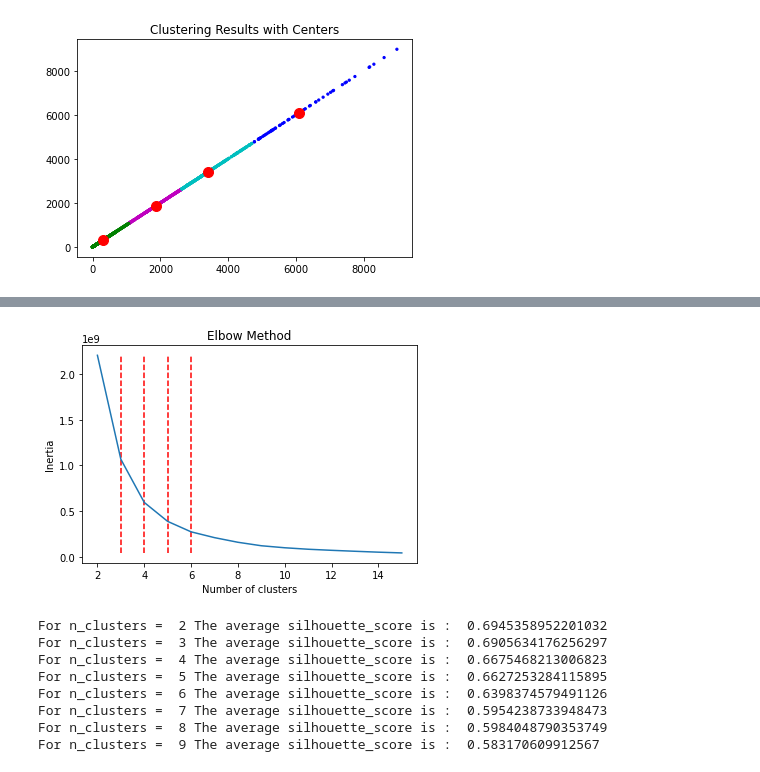
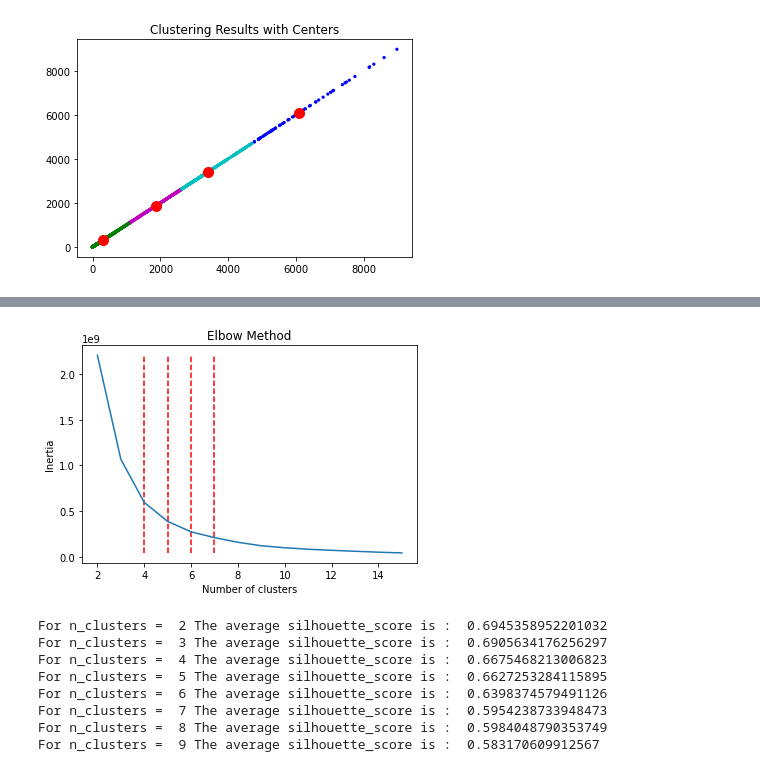
Before and after one commit to songjuhye/Clustering-according-to-taste-and-food-ingredients_graduationProject, a Jupyter notebook: 졸논_2.ipynb, the cells around one changed output, grey strips where cells are left out. Drawn from its saved outputs; the diff is of its cells as text; code cells hidden in the pictures.

```diff
--- a/졸논_2.ipynb
+++ b/졸논_2.ipynb
@@ -354,17 +405,18 @@ k :  14    cost :  50958611.79476781
 k :  15    cost :  42795941.261594124
 # %%
 plt.plot(k_range, inertia_arr)
+
 plt.vlines(4, ymin=inertia_arr.min()*0.9999, ymax=inertia_arr.max()*1.0003, linestyles='--', colors='r')
-plt.vlines(3, ymin=inertia_arr.min()*0.9999, ymax=inertia_arr.max()*1.0003, linestyles='--', colors='r')
-plt.vlines(5, ymin=inertia_arr.min()*0.9999, ymax=inertia_arr.max()*1.0003, linestyles='--', colors='r')
+plt.vlines(5, ymin=inertia_arr.min()*0.9999, ymax=inertia_arr.max()*1.0003, linestyles='--', colors='r') # k=5지점이 괜찮아 보임..주관적 판단이 들어가므로.
 plt.vlines(6, ymin=inertia_arr.min()*0.9999, ymax=inertia_arr.max()*1.0003, linestyles='--', colors='r')
+plt.vlines(7, ymin=inertia_arr.min()*0.9999, ymax=inertia_arr.max()*1.0003, linestyles='--', colors='r')
 
 plt.title('Elbow Method')
 plt.xlabel('Number of clusters')
 plt.ylabel('Inertia')
 plt.show()
 # %% [output]
-[figure, old version]
+[figure, new version]
 # %%
 k_range = range(2, 10)
 for k in k_range:
```
Also changed, not shown: parts of 8 cells of this notebook.
